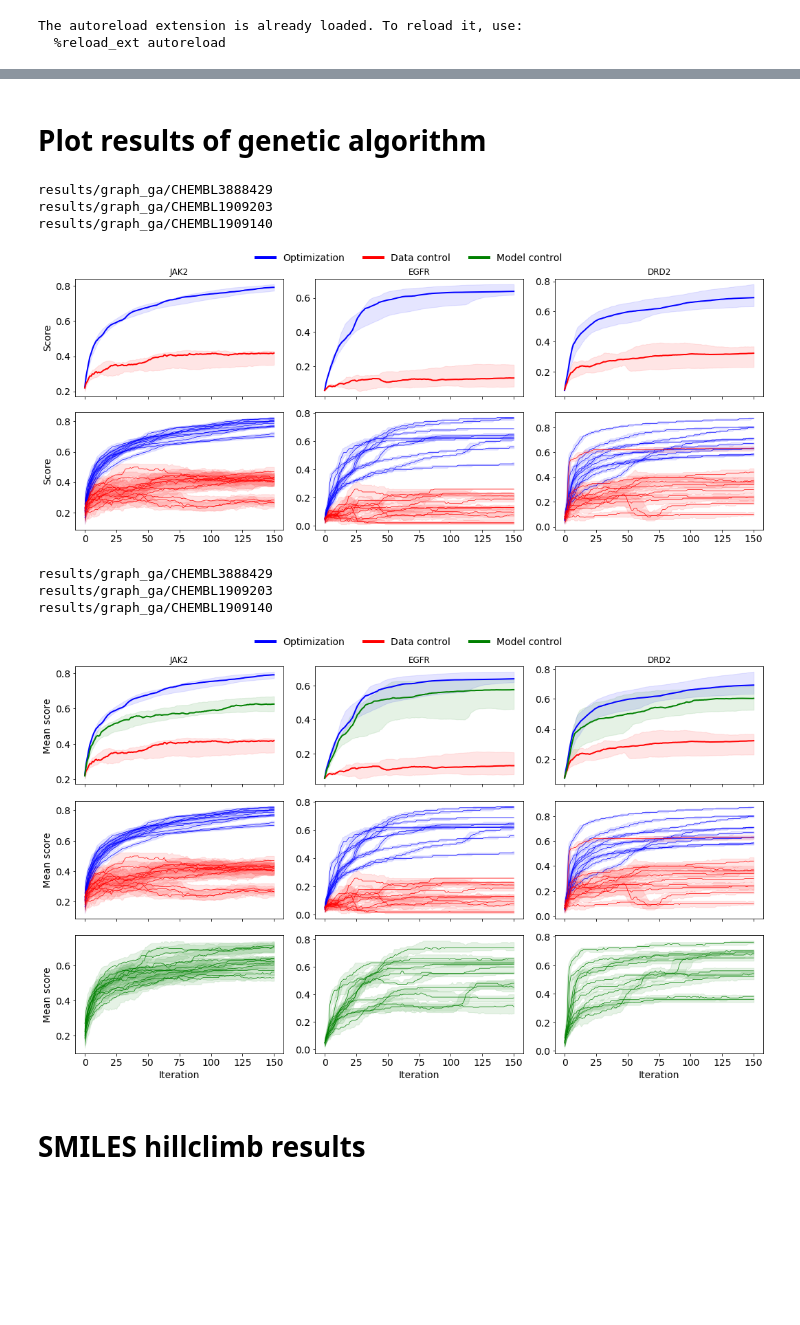
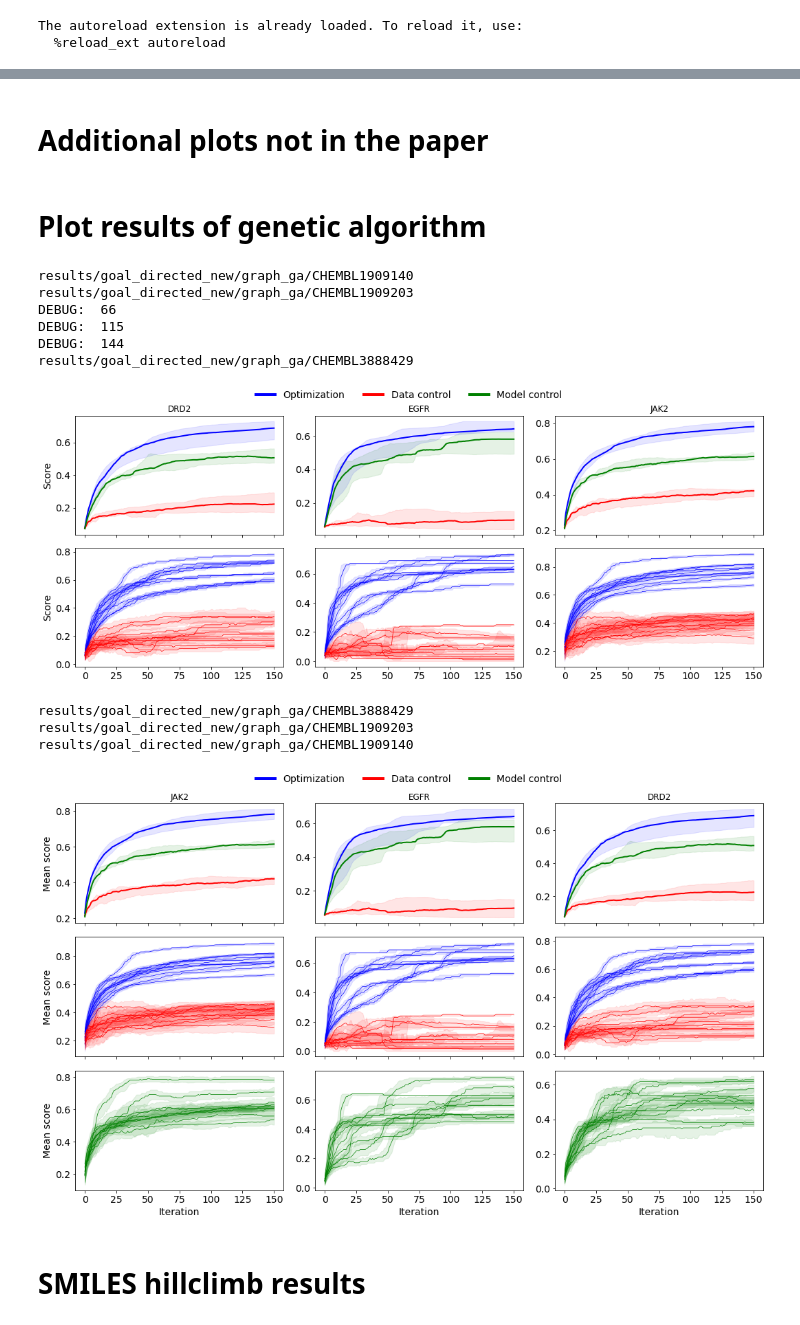
Before and after one commit to ml-jku/mgenerators-failure-modes, a Jupyter notebook: summary_plots.ipynb, the cells around one changed output, grey strips where cells are left out. Drawn from its saved outputs; the diff is of its cells as text; code cells hidden in the pictures; blank space fills up the shorter version.

```diff
--- a/summary_plots.ipynb
+++ b/summary_plots.ipynb
@@ -43,7 +41,10 @@ rows = [('CHEMBL3888429', 'JAK2', 'CHEMBL2971'),
 assay_info = pd.DataFrame(rows, columns=columns)
 chid_name = dict(zip(assay_info['AssayID'], assay_info['TargetName']))
 
-order = ('Split1', 'Split2', 'Split1_alt')
-col_dict = dict(zip(order, ['blue', 'red', 'green']))
+order = ('Split1', 'Split1_alt', 'Split2')
+col_dict = dict(zip(order, ['blue', 'green', 'red']))
+
 col_dict2 = dict(zip(order, ['cyan', 'magenta', 'green']))
-legend_dict = dict(zip(order, ['Optimization', 'Data control', 'Model control']))
+legend_dict = dict(zip(order, ['Optimization score', 'Model control score', 'Data control score']))
+
+chids = ['CHEMBL3888429', 'CHEMBL1909203', 'CHEMBL1909140']
@@ -49,0 +58,11 @@ legend_dict = dict(zip(order, ['Optimization', 'Data control', 'Model control'])
+# %%
+results_root = './results/goal_directed_new/'
+results_dir = Path(results_root)
+# rcParams.update(matplotlib.rcParamsDefault)
+
+params = {
+    'font.size': 18,
+    'legend.fontsize': 18,
+    'text.usetex': False,
+}
+rcParams.update(params)
@@ -49,0 +122,3 @@ legend_dict = dict(zip(order, ['Optimization', 'Data control', 'Model control'])
+# %%
+with open('./results/predictions/trainset_predictions.p', 'rb') as f:
+    trainset_predictions = pickle.load(f)
@@ -50,10 +293,12 @@ legend_dict = dict(zip(order, ['Optimization', 'Data control', 'Model control'])
+# %% [markdown]
+# Additional plots not in the paper
 # %% [markdown]
 # Plot results of genetic algorithm
 # %%
-results_root = './results'
+results_root = './results/goal_directed_new/'
 optimizer = 'graph_ga'
 results_dir = Path(results_root)
-chids = os.listdir(results_dir/optimizer)
+chids = sorted(os.listdir(results_dir/optimizer))
 
 # some variables for axis labels
 xlabel = None
@@ -64,41 +309,43 @@ ra = 'Ratio active'
 fig, axes = plt.subplots(nrows=2, ncols=len(
     chids), figsize=(15, 6), sharex=True)
 
 # store aucs while looping
 aucs = {}
 for i, chid in enumerate(chids):
     print(results_dir/optimizer/chid)
 
-    preds_internal, preds_external, auc, smiles = load_chid(
+    preds_internal, preds_external, auc, smiles, _ = load_chid(
         results_dir/optimizer/chid, order, hack=True)
     aucs[chid] = auc
 
     plot_wrapper(preds_internal, median_score_compound, name='median_score_compound', xlabel=xlabel,
-                 ylabel=ms, col_dict=col_dict, legend_dict=legend_dict, skip=['Split1_alt'], ax=axes[0][i], legend=False, lw=2)
+                 ylabel=ms, col_dict=col_dict, legend_dict=legend_dict, skip=[], ax=axes[0][i], legend=False, lw=2)
 #     plot_wrapper(preds_internal, ratio_active_compound, name='ratio_active_compound', xlabel=xlabel,
 #                  ylabel=ra, col_dict=col_dict, legend_dict=legend_dict, skip=None, ax=axes[1][i], legend=False, lw=2)
     plot_wrapper(preds_internal, median_score_single, name='median_score_single', xlabel=xlabel, ylabel=ms,
                  col_dict=col_dict, legend_dict=legend_dict, skip=['Split1_alt'], ax=axes[1][i], legend=False, lw=0.7)
     xlabel = 'Iteration'
 #     plot_wrapper(preds_internal, ratio_active_single, name='ratio_active_single', xlabel=xlabel, ylabel=ra,
 #                  col_dict=col_dict, legend_dict=legend_dict, skip=True, ax=axes[3][i], legend=False, lw=0.7)
     xlabel = None
     ms, ra = None, None
 
 for i, chid in enumerate(chids):
     axes[0][i].set_title(chid_name[chid], fontsize=12)
 custom_lines = [Line2D([0], [0], color=color, lw=4)
                 for color in col_dict.values()]
 fig.legend(custom_lines, list(legend_dict.values()), loc='upper center',
            ncol=3, bbox_to_anchor=(0.5, 1.025), frameon=False)
 fig.tight_layout()
 # %% [output]
-results/graph_ga/CHEMBL3888429
-results/graph_ga/CHEMBL1909203
-results/graph_ga/CHEMBL1909140
+results/goal_directed_new/graph_ga/CHEMBL1909140
+results/goal_directed_new/graph_ga/CHEMBL1909203
+DEBUG:  66
+DEBUG:  115
+DEBUG:  144
+results/goal_directed_new/graph_ga/CHEMBL3888429
-[figure, old version]
+[figure, new version]
 # %%
-results_root = './results'
 optimizer = 'graph_ga'
 results_dir = Path(results_root)
 chids = next(os.walk(results_dir/optimizer))[1]
@@ -140,10 +387,10 @@ fig.legend(custom_lines, list(legend_dict.values()), loc='upper center',
            ncol=3, bbox_to_anchor=(0.5, 1.025), frameon=False)
 fig.tight_layout()
 # %% [output]
-results/graph_ga/CHEMBL3888429
-results/graph_ga/CHEMBL1909203
-results/graph_ga/CHEMBL1909140
+results/goal_directed_new/graph_ga/CHEMBL3888429
+results/goal_directed_new/graph_ga/CHEMBL1909203
+results/goal_directed_new/graph_ga/CHEMBL1909140
-[figure, old version]
+[figure, new version]
 # %% [markdown]
 # SMILES hillclimb results
 # %%
```
Also changed, not shown: parts of 18 cells of this notebook, 9 other files.
